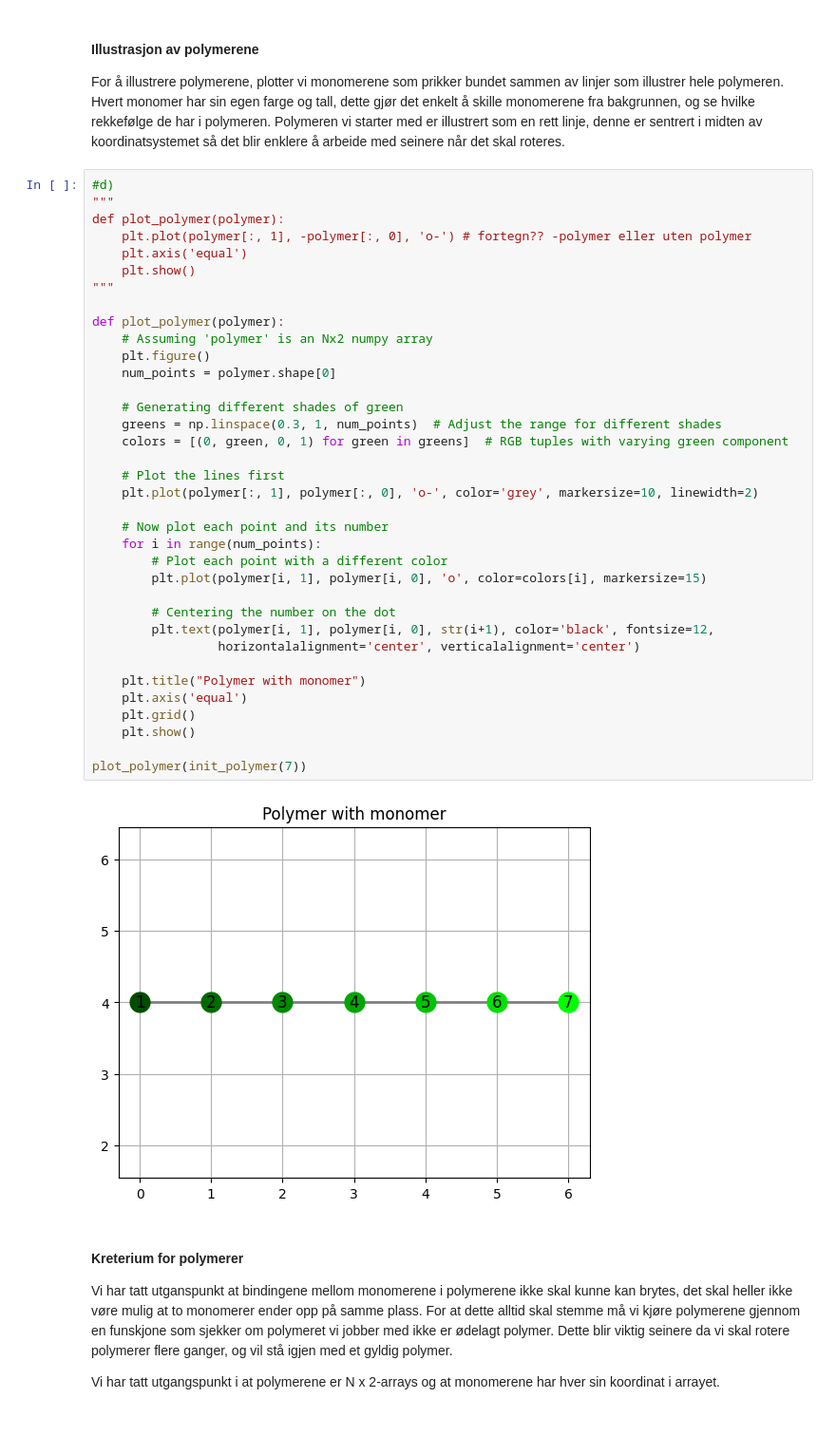
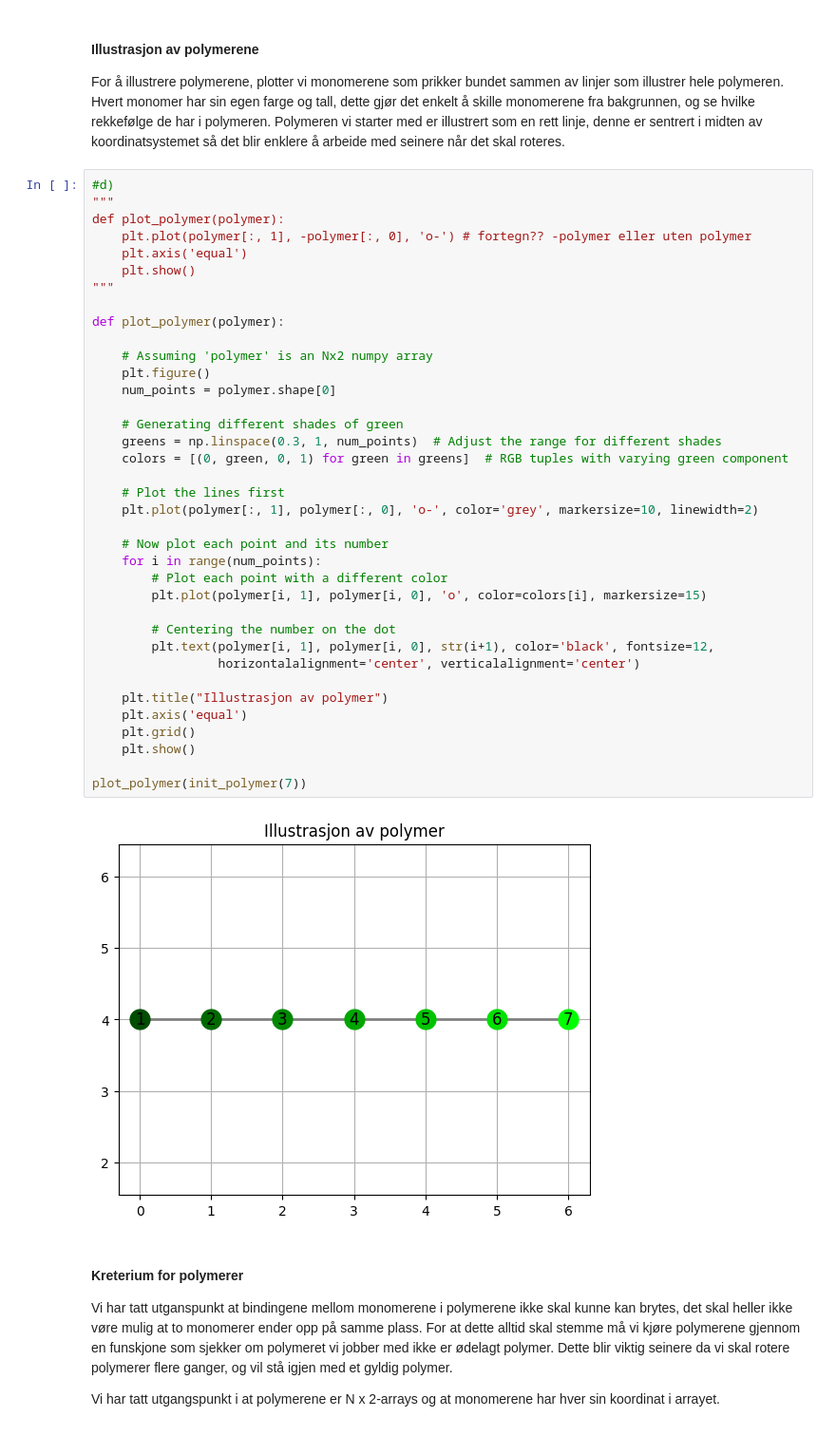
Before and after one commit to hannaroed/Vitber-bio, a Jupyter notebook: bio.ipynb, the cells around one changed output. Shown at 95% size. Drawn from its saved outputs; the diff is of its cells as text.

```diff
--- a/bio.ipynb
+++ b/bio.ipynb
@@ -60,35 +60,36 @@ def plot_polymer(polymer):
     plt.show()
 """
 
 def plot_polymer(polymer):
+
     # Assuming 'polymer' is an Nx2 numpy array
     plt.figure()
     num_points = polymer.shape[0]
 
     # Generating different shades of green
     greens = np.linspace(0.3, 1, num_points)  # Adjust the range for different shades
     colors = [(0, green, 0, 1) for green in greens]  # RGB tuples with varying green component
 
     # Plot the lines first
     plt.plot(polymer[:, 1], polymer[:, 0], 'o-', color='grey', markersize=10, linewidth=2)
 
     # Now plot each point and its number
     for i in range(num_points):
         # Plot each point with a different color
         plt.plot(polymer[i, 1], polymer[i, 0], 'o', color=colors[i], markersize=15)
 
         # Centering the number on the dot
         plt.text(polymer[i, 1], polymer[i, 0], str(i+1), color='black', fontsize=12,
                  horizontalalignment='center', verticalalignment='center')
 
-    plt.title("Polymer with monomer")
+    plt.title("Illustrasjon av polymer")
     plt.axis('equal')
     plt.grid()
     plt.show()
 
 plot_polymer(init_polymer(7))
 # %% [output]
-[figure, old version]
+[figure, new version]
 # %% [markdown]
 #### Kreterium for polymerer
 Vi har tatt utganspunkt at bindingene mellom monomerene i polymerene ikke skal kunne kan brytes, det skal heller ikke vøre mulig at to monomerer ender opp på samme plass. For at dette alltid skal stemme må vi kjøre polymerene gjennom en funskjone som sjekker om polymeret vi jobber med ikke er ødelagt polymer. Dette blir viktig seinere da vi skal rotere polymerer flere ganger, og vil stå igjen med et gyldig polymer.
```
Also changed, not shown: parts of 20 cells of this notebook.
